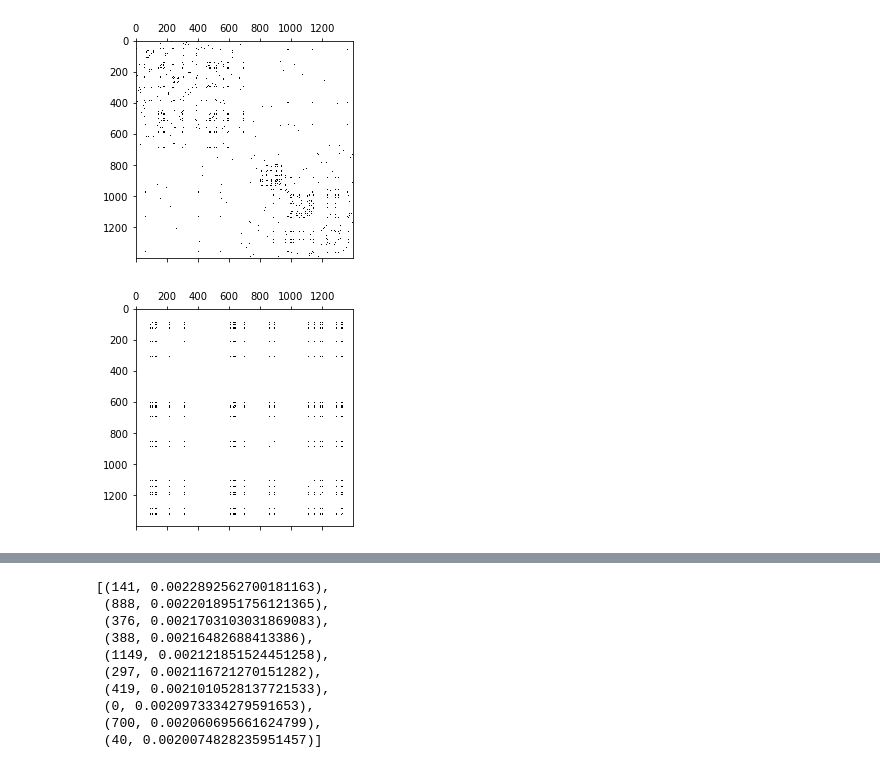
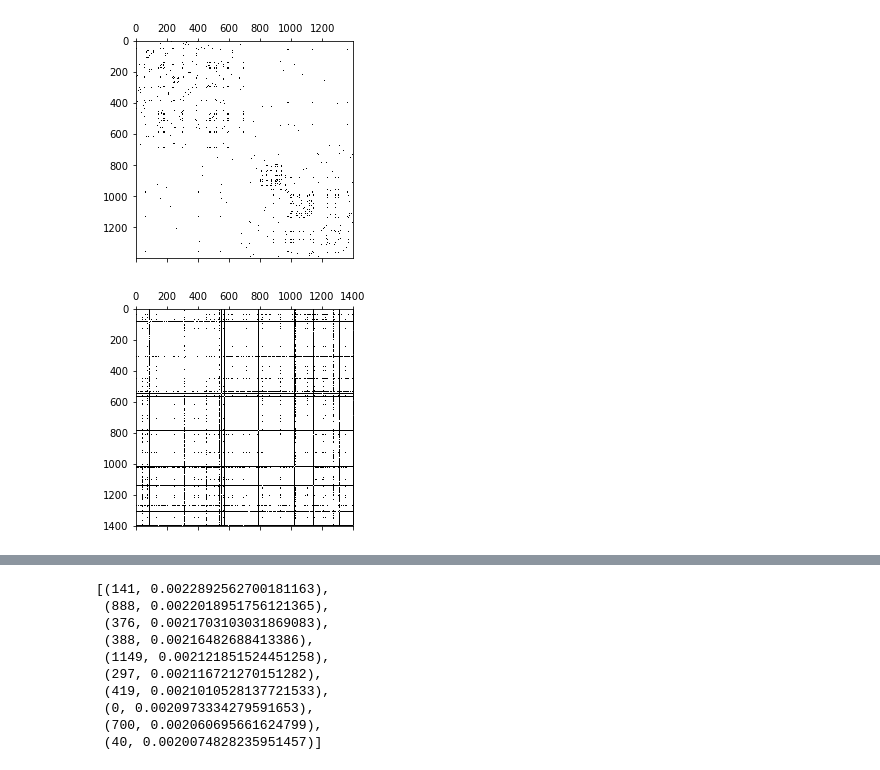
Before and after one commit to aaag97/ntds-projects, a Jupyter notebook: Project/wikipedia.ipynb, the cells around one changed output, grey strips where cells are left out. Drawn from its saved outputs; the diff is of its cells as text; code cells hidden in the pictures.

```diff
--- a/Project/wikipedia.ipynb
+++ b/Project/wikipedia.ipynb
@@ -332,9 +335,8 @@ class MatrixUtils():
         Returns:
         adjacency (n x n ndarray): adjacency matrix of the graph.
         """
-        adjacency = squareform(pdist(X))
-        adjacency = np.exp((- adjacency**2)/(2 * sigma**2))
-        adjacency[adjacency < epsilon] = 0
+        adjacency = np.exp((- X**2)/(2 * sigma**2))
+        adjacency[adjacency > epsilon] = 0
         #according to the formula on slide 11 in the spectral clustering lecture, we set the diagonal to 0
         np.fill_diagonal(adjacency,0)
         return adjacency
@@ -534,8 +536,8 @@ plt.show()
 # %% [output]
 [figure]
 # %%
-adjacency = matrixu.epsilon_similarity_graph(adjacency_matrix, sigma= 10*np.mean(adjacency_matrix), epsilon=0.2)
+adjacency = matrixu.epsilon_similarity_graph(distances, sigma= 5*np.mean(distances), epsilon=0.9)
 plt.spy(adjacency)
 plt.show()
 # %% [output]
-[figure, old version]
+[figure, new version]
```
Also changed, not shown: parts of 33 cells of this notebook.
